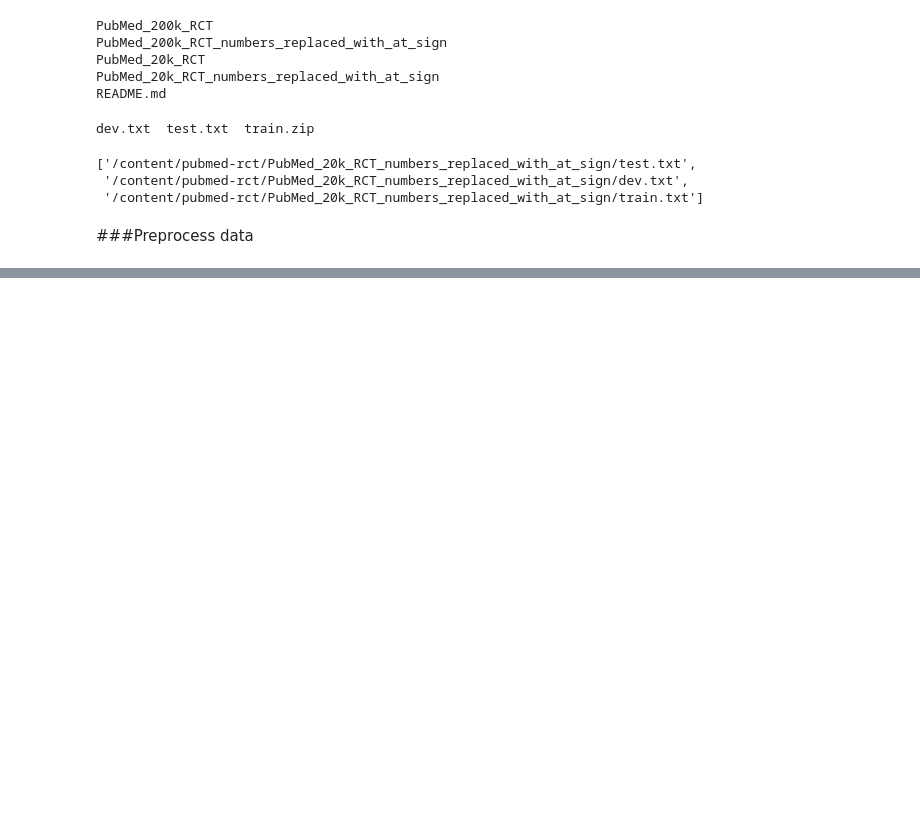
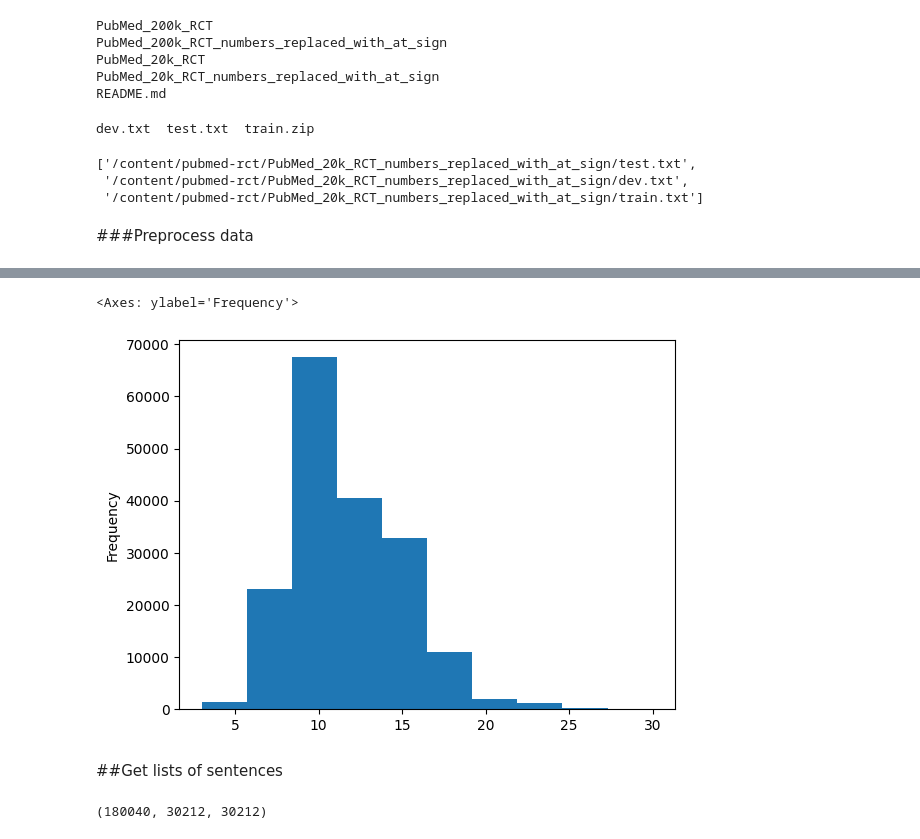
Before and after one commit to NITIN9694/TensorFlow-Learning, a Jupyter notebook: 10_SKIMLIT.ipynb, the cells around one changed output, grey strips where cells are left out. Drawn from its saved outputs; the diff is of its cells as text; code cells hidden in the pictures; blank space fills up the shorter version.

```diff
--- a/10_SKIMLIT.ipynb
+++ b/10_SKIMLIT.ipynb
@@ -138,0 +191,7 @@ train_line[:20]
+# %%
+# Get data from file and preprocess it
+%%time
+train_samples = preprocess_text_with_line_numbers(data_dir + "train.txt")
+val_samples = preprocess_text_with_line_numbers(data_dir + "dev.txt") # dev is another name for validation set
+test_samples = preprocess_text_with_line_numbers(data_dir + "test.txt")
+len(train_samples), len(val_samples), len(test_samples)
@@ -138,0 +224,6 @@ train_line[:20]
+# %%
+import pandas as pd
+train_df = pd.DataFrame(train_samples)
+val_df  = pd.DataFrame(val_samples)
+test_df = pd.DataFrame(test_samples)
+train_df
@@ -138,0 +244,16 @@ train_line[:20]
+# %%
+#Let check the lenght of diffrent line
+train_df.total_lines.plot.hist()
+# %% [output]
+<Axes: ylabel='Frequency'>
+[figure, added]
+# %% [markdown]
+##Get lists of sentences
+# %%
+#convert abstrac text lines into line
+train_sentence = train_df["text"].tolist()
+val_sentence = val_df["text"].tolist()
+test_sentence = val_df["text"].tolist()
+len(train_sentence), len(val_sentence), len(test_sentence)
+# %% [output]
+(180040, 30212, 30212)
```
Also changed, not shown: parts of 11 cells of this notebook.
